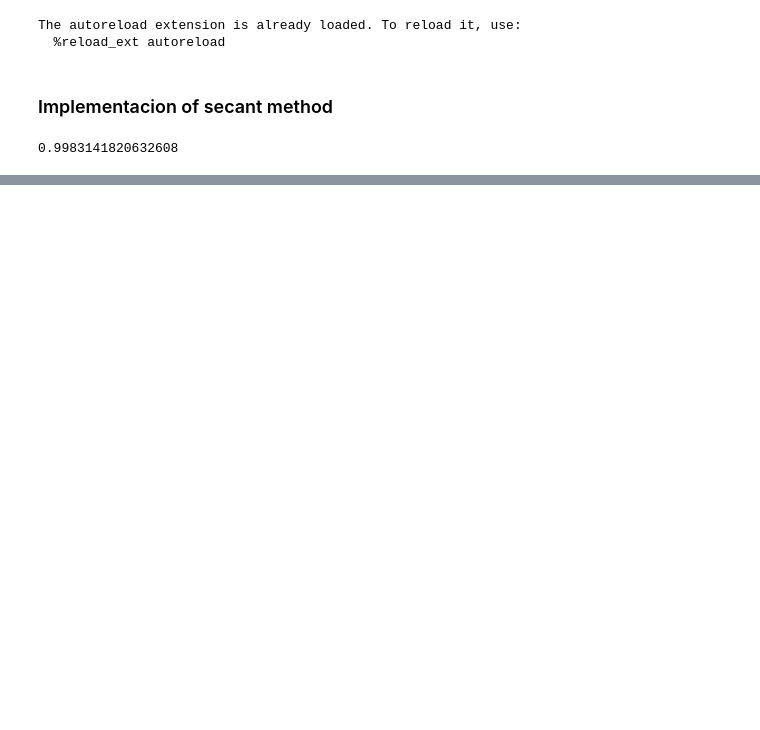
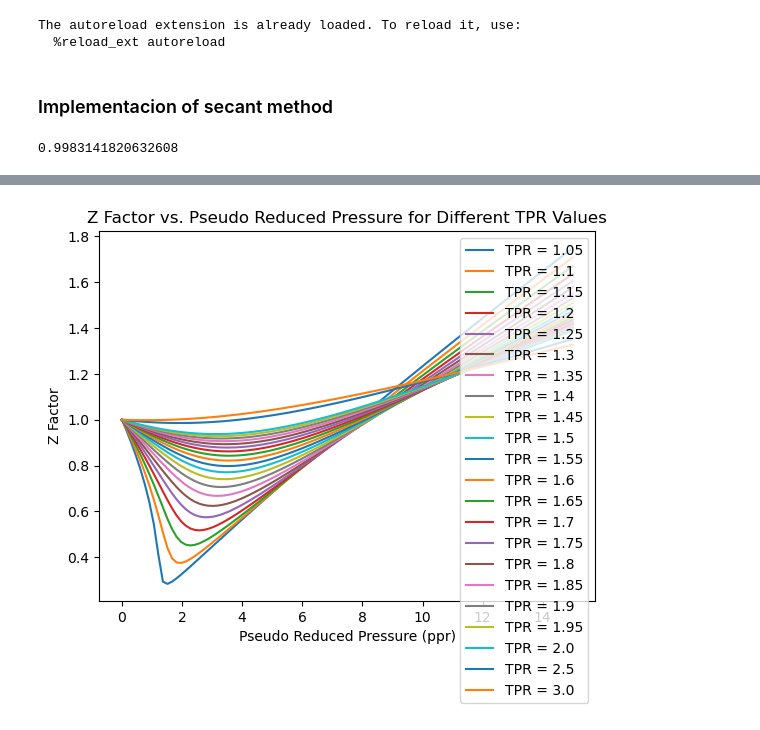
Before and after one commit to Ricardod671/graph_zfactor, a Jupyter notebook: notebooks/0.1-RFDL-zfactor_graph.ipynb, the cells around one changed output, grey strips where cells are left out. Cells and saved outputs as stored; diff of their text form; code cells hidden in the pictures; blank space fills up the shorter version.

```diff
--- a/notebooks/0.1-RFDL-zfactor_graph.ipynb
+++ b/notebooks/0.1-RFDL-zfactor_graph.ipynb
@@ -99,0 +123,22 @@ z_factor(tpr=3.0,ppr=1)
+# %%
+# Valores específicos de tpr
+tpr_valores = [1.05, 1.1, 1.15, 1.2, 1.25, 1.3, 1.35, 1.4, 1.45, 1.5, 1.55, 1.6, 1.65, 1.7, 1.75, 1.8, 1.85, 1.9, 1.95, 2.0, 2.5, 3.0]
+
+# Rango de valores de ppr
+ppr_values = np.linspace(0, 15, 100)
+
+# Crear la gráfica 2D para cada valor de tpr
+for tpr_valor in tpr_valores:
+    z_factor_values = [z_factor(ppr, tpr_valor) for ppr in ppr_values]
+    plt.plot(ppr_values, z_factor_values, label=f'TPR = {tpr_valor}')
+
+# Etiquetas y título
+plt.xlabel('Pseudo Reduced Pressure (ppr)')
+plt.ylabel('Z Factor')
+plt.title('Z Factor vs. Pseudo Reduced Pressure for Different TPR Values')
+plt.legend()
+
+# Mostrar la gráfica
+plt.show()
+# %% [output]
+[figure, added]
```
Also changed, not shown: parts of 2 cells of this notebook.
